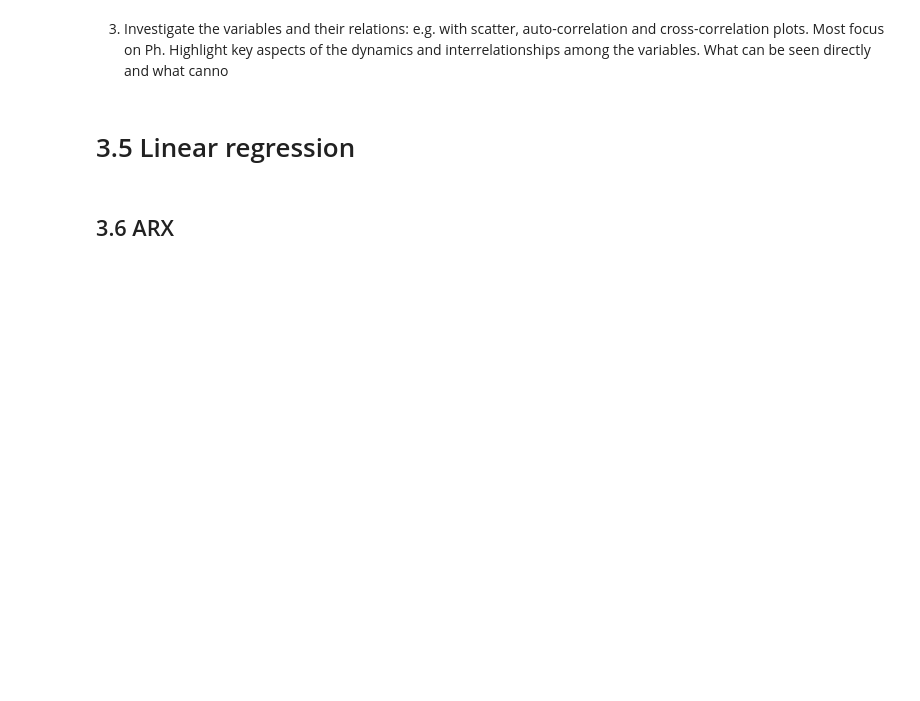
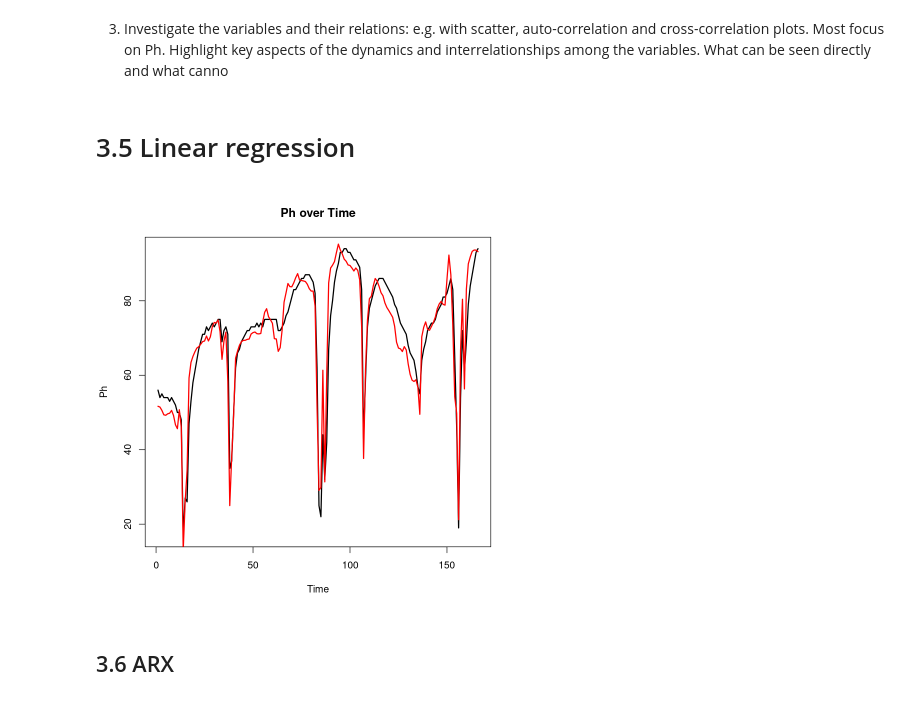
Before and after one commit to mathilderask/TimeSeriesAnalysis, a Jupyter notebook: Assig3/opg_3_nik_oli.ipynb, the cells around one changed output. Drawn from its saved outputs; the diff is of its cells as text; code cells hidden in the pictures; blank space fills up the shorter version.

```diff
--- a/Assig3/opg_3_nik_oli.ipynb
+++ b/Assig3/opg_3_nik_oli.ipynb
@@ -52,3 +48,13 @@ L$LR <- lm(Ph ~ 0 +  Gv + Tdelta, data = Dtrain)
+# %%
+library(marima2)
+L<-list()
+L$LR <- lm(Ph ~ 0 +  Gv + Tdelta, data = Dtrain)
+
+par(bg = 'white')
+plot(Dtrain$thour, Dtrain$Ph, type = "l", col = "black", lwd = 2, xlab = "Time", ylab = "Ph", main = "Ph over Time")
+lines(Dtrain$thour, predict(L$LR), col = "red", lwd = 2)
+# %% [output]
+[figure, added]
 # %% [markdown]
 ## 3.6 ARX
 # %%
```
Also changed, not shown: parts of 1 cell of this notebook, 2 other files.
